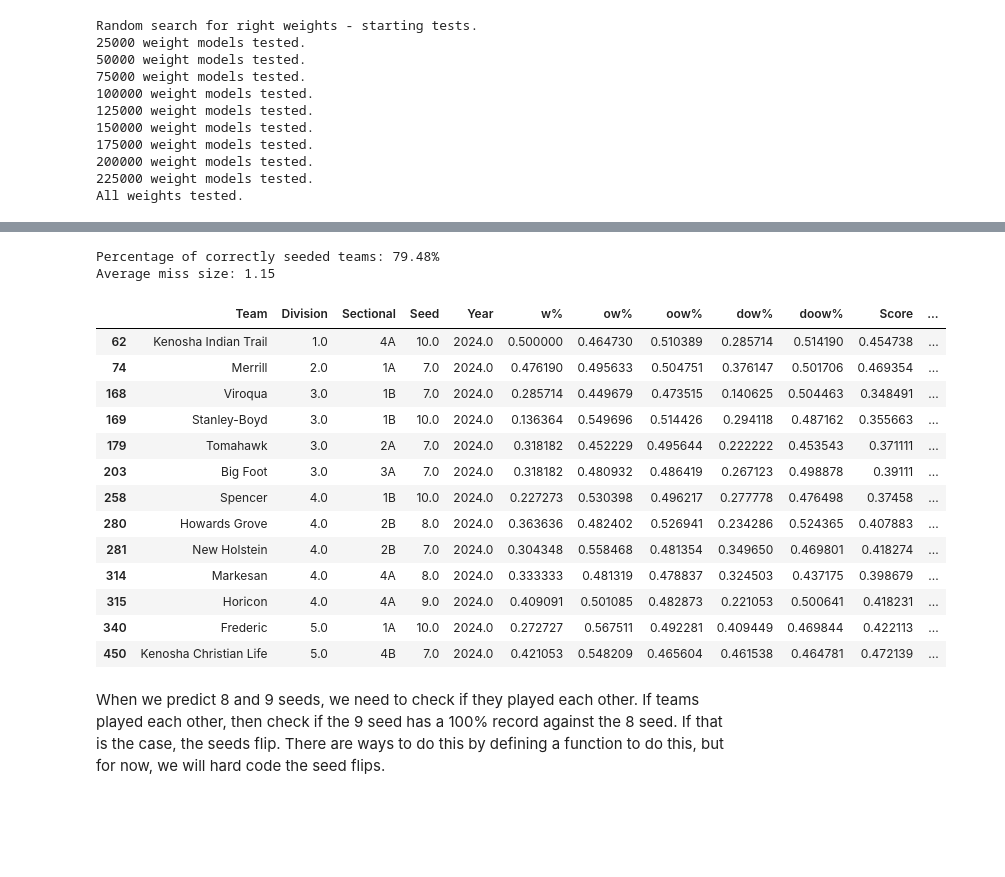
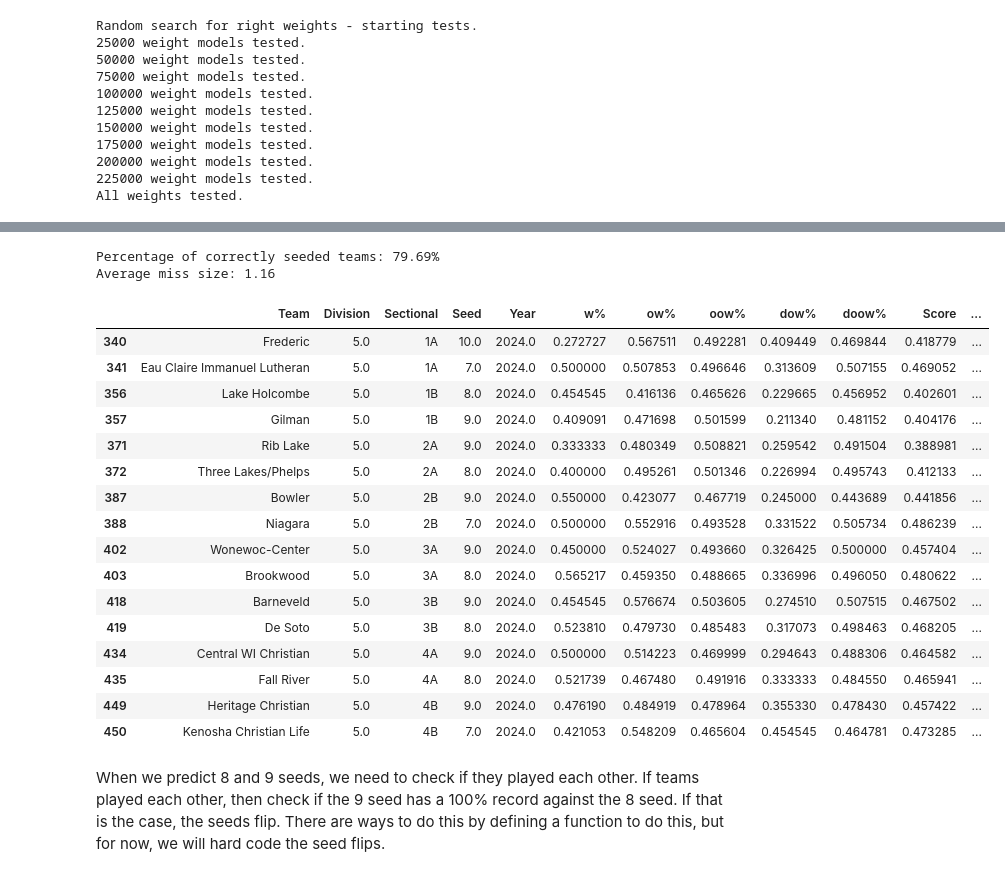
Before and after one commit to edebroux/gibraltar_basketball, a Jupyter notebook: wiaaWebscrape/narrow_weights_search_and_models.ipynb, the cells around one changed output, grey strips where cells are left out. Saved outputs shown, nothing was run; the diff lists cells and outputs as text; code cells hidden in the pictures; blank space fills up the shorter version.

```diff
--- a/wiaaWebscrape/narrow_weights_search_and_models.ipynb
+++ b/wiaaWebscrape/narrow_weights_search_and_models.ipynb
@@ -83,7 +83,7 @@ weights_adj.head(10)
 # %%
 # Let's see if we can zero in on the weights
 # 2024 WIAA Tournament Seeding data
-wiaa24 = pd.read_excel("wiaa_model_inputs_2024.xlsx")
+wiaa24 = pd.read_excel("wiaa_model_inputs_2024_no_def_oos.xlsx")
 wiaa24_so = wiaa24[wiaa24["Seed"].isnull() == False].reset_index(drop=True)
 # Create a few empty columns with the predictions
 wiaa24_so["Score"] = [None] * len(wiaa24_so)
@@ -255,24 +255,27 @@ am = round(sum(wiaa24_so["Error"]) / sum(wiaa24_so["Error"] > 0.), 2)
 print(f"Percentage of correctly seeded teams: {str(pc)}%")
 print(f"Average miss size: {am}")
 # %% [output]
-Percentage of correctly seeded teams: 79.48%
-Average miss size: 1.15
+Percentage of correctly seeded teams: 79.69%
+Average miss size: 1.16
 # %%
-wiaa24_so[((wiaa24_so["Predicted_Seed"] == 8) | (wiaa24_so["Predicted_Seed"] == 9)) & (wiaa24_so["Error"] != 0)]
+wiaa24_so[((wiaa24_so["Predicted_Seed"] == 8) | (wiaa24_so["Predicted_Seed"] == 9)) & (wiaa24_so["Division"] == 5)]
 # %% [output]
 |  | Team | Division | Sectional | Seed | Year | w% | ow% | oow% | dow% | doow% | Score | ... |
-| 62 | Kenosha Indian Trail | 1.0 | 4A | 10.0 | 2024.0 | 0.500000 | 0.464730 | 0.510389 | 0.285714 | 0.514190 | 0.454738 | ... |
-| 74 | Merrill | 2.0 | 1A | 7.0 | 2024.0 | 0.476190 | 0.495633 | 0.504751 | 0.376147 | 0.501706 | 0.469354 | ... |
-| 168 | Viroqua | 3.0 | 1B | 7.0 | 2024.0 | 0.285714 | 0.449679 | 0.473515 | 0.140625 | 0.504463 | 0.348491 | ... |
-| 169 | Stanley-Boyd | 3.0 | 1B | 10.0 | 2024.0 | 0.136364 | 0.549696 | 0.514426 | 0.294118 | 0.487162 | 0.355663 | ... |
-| 179 | Tomahawk | 3.0 | 2A | 7.0 | 2024.0 | 0.318182 | 0.452229 | 0.495644 | 0.222222 | 0.453543 | 0.371111 | ... |
-| 203 | Big Foot | 3.0 | 3A | 7.0 | 2024.0 | 0.318182 | 0.480932 | 0.486419 | 0.267123 | 0.498878 | 0.39111 | ... |
-| 258 | Spencer | 4.0 | 1B | 10.0 | 2024.0 | 0.227273 | 0.530398 | 0.496217 | 0.277778 | 0.476498 | 0.37458 | ... |
-| 280 | Howards Grove | 4.0 | 2B | 8.0 | 2024.0 | 0.363636 | 0.482402 | 0.526941 | 0.234286 | 0.524365 | 0.407883 | ... |
-| 281 | New Holstein | 4.0 | 2B | 7.0 | 2024.0 | 0.304348 | 0.558468 | 0.481354 | 0.349650 | 0.469801 | 0.418274 | ... |
-| 314 | Markesan | 4.0 | 4A | 8.0 | 2024.0 | 0.333333 | 0.481319 | 0.478837 | 0.324503 | 0.437175 | 0.398679 | ... |
-| 315 | Horicon | 4.0 | 4A | 9.0 | 2024.0 | 0.409091 | 0.501085 | 0.482873 | 0.221053 | 0.500641 | 0.418231 | ... |
-| 340 | Frederic | 5.0 | 1A | 10.0 | 2024.0 | 0.272727 | 0.567511 | 0.492281 | 0.409449 | 0.469844 | 0.422113 | ... |
-| 450 | Kenosha Christian Life | 5.0 | 4B | 7.0 | 2024.0 | 0.421053 | 0.548209 | 0.465604 | 0.461538 | 0.464781 | 0.472139 | ... |
+| 340 | Frederic | 5.0 | 1A | 10.0 | 2024.0 | 0.272727 | 0.567511 | 0.492281 | 0.409449 | 0.469844 | 0.418779 | ... |
+| 341 | Eau Claire Immanuel Lutheran | 5.0 | 1A | 7.0 | 2024.0 | 0.500000 | 0.507853 | 0.496646 | 0.313609 | 0.507155 | 0.469052 | ... |
+| 356 | Lake Holcombe | 5.0 | 1B | 8.0 | 2024.0 | 0.454545 | 0.416136 | 0.465626 | 0.229665 | 0.456952 | 0.402601 | ... |
+| 357 | Gilman | 5.0 | 1B | 9.0 | 2024.0 | 0.409091 | 0.471698 | 0.501599 | 0.211340 | 0.481152 | 0.404176 | ... |
+| 371 | Rib Lake | 5.0 | 2A | 9.0 | 2024.0 | 0.333333 | 0.480349 | 0.508821 | 0.259542 | 0.491504 | 0.388981 | ... |
+| 372 | Three Lakes/Phelps | 5.0 | 2A | 8.0 | 2024.0 | 0.400000 | 0.495261 | 0.501346 | 0.226994 | 0.495743 | 0.412133 | ... |
+| 387 | Bowler | 5.0 | 2B | 9.0 | 2024.0 | 0.550000 | 0.423077 | 0.467719 | 0.245000 | 0.443689 | 0.441856 | ... |
+| 388 | Niagara | 5.0 | 2B | 7.0 | 2024.0 | 0.500000 | 0.552916 | 0.493528 | 0.331522 | 0.505734 | 0.486239 | ... |
+| 402 | Wonewoc-Center | 5.0 | 3A | 9.0 | 2024.0 | 0.450000 | 0.524027 | 0.493660 | 0.326425 | 0.500000 | 0.457404 | ... |
+| 403 | Brookwood | 5.0 | 3A | 8.0 | 2024.0 | 0.565217 | 0.459350 | 0.488665 | 0.336996 | 0.496050 | 0.480622 | ... |
+| 418 | Barneveld | 5.0 | 3B | 9.0 | 2024.0 | 0.454545 | 0.576674 | 0.503605 | 0.274510 | 0.507515 | 0.467502 | ... |
+| 419 | De Soto | 5.0 | 3B | 8.0 | 2024.0 | 0.523810 | 0.479730 | 0.485483 | 0.317073 | 0.498463 | 0.468205 | ... |
+| 434 | Central WI Christian | 5.0 | 4A | 9.0 | 2024.0 | 0.500000 | 0.514223 | 0.469999 | 0.294643 | 0.488306 | 0.464582 | ... |
+| 435 | Fall River | 5.0 | 4A | 8.0 | 2024.0 | 0.521739 | 0.467480 | 0.491916 | 0.333333 | 0.484550 | 0.465941 | ... |
+| 449 | Heritage Christian | 5.0 | 4B | 9.0 | 2024.0 | 0.476190 | 0.484919 | 0.478964 | 0.355330 | 0.478430 | 0.457422 | ... |
+| 450 | Kenosha Christian Life | 5.0 | 4B | 7.0 | 2024.0 | 0.421053 | 0.548209 | 0.465604 | 0.454545 | 0.464781 | 0.473285 | ... |
 # %% [markdown]
 When we predict 8 and 9 seeds, we need to check if they played each other. If teams played each other, then check if the 9 seed has a 100% record against the 8 seed. If that is the case, the seeds flip. There are ways to do this by defining a function to do this, but for now, we will hard code the seed flips.
```
Also changed, not shown: parts of 10 cells of this notebook, 12 other files.
